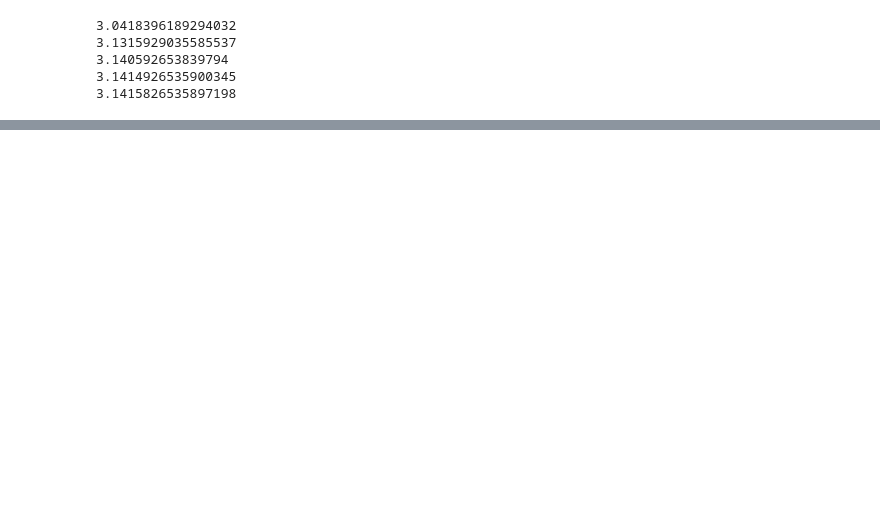
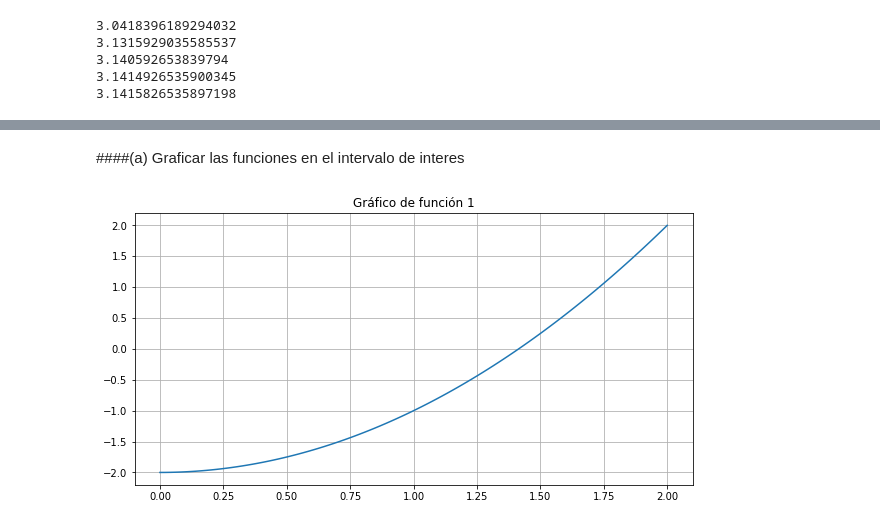
Before and after one commit to Melzr/Numerico, a Jupyter notebook: TP1.ipynb, the cells around one changed output, grey strips where cells are left out. Cells and saved outputs as stored; diff of their text form; code cells hidden in the pictures; blank space fills up the shorter version.

```diff
--- a/TP1.ipynb
+++ b/TP1.ipynb
@@ -105,0 +148,20 @@ np.float32(leibniz(10))
+# %%
+import numpy as np
+import matplotlib.pyplot as plt
+import math
+
+x = np.linspace(0, 2, 100)
+f1 = (x**2 - 2)
+f2 = (x**5 - 6.6*x**4 + 5.12*x**3 - 38.016*x + 17.28)
+f3 = ((x-1.5)*np.exp(-4*((x-1.5)**2)) )
+# %% [markdown]
+####(a) Graficar las funciones en el intervalo de interes
+# %%
+fig = plt.figure(figsize = (10, 5))
+plt.plot(x, f1)
+plt.title('Gráfico de función 1')
+plt.grid()
+
+plt.show()
+# %% [output]
+[figure, added]
```
Also changed, not shown: parts of 36 cells of this notebook.
